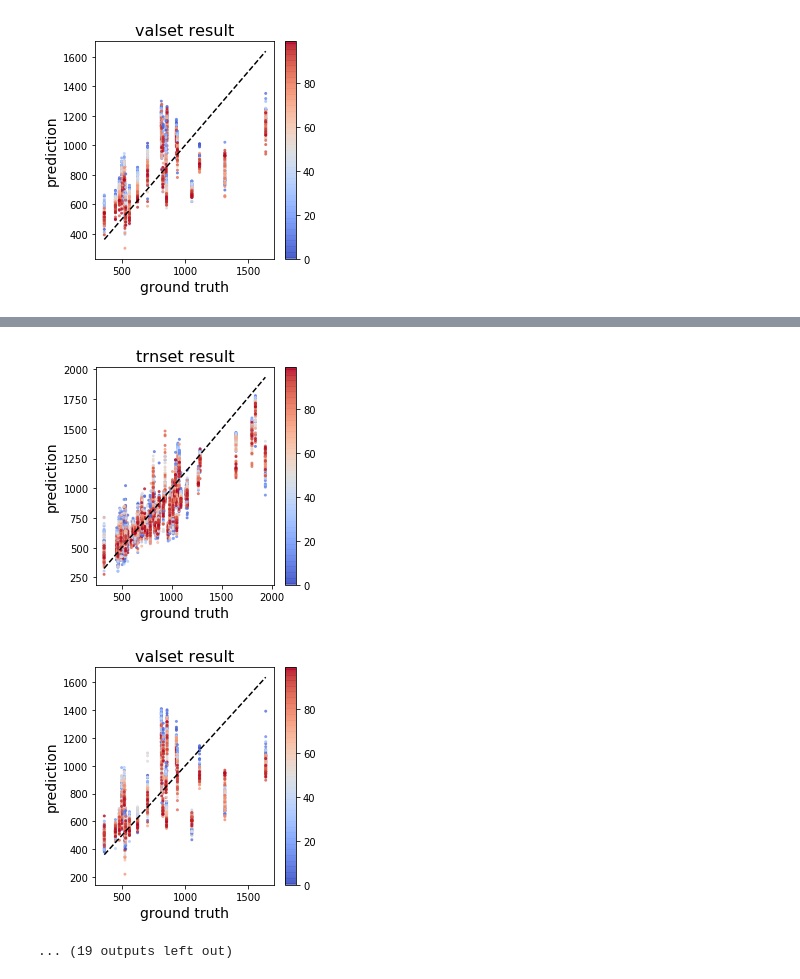
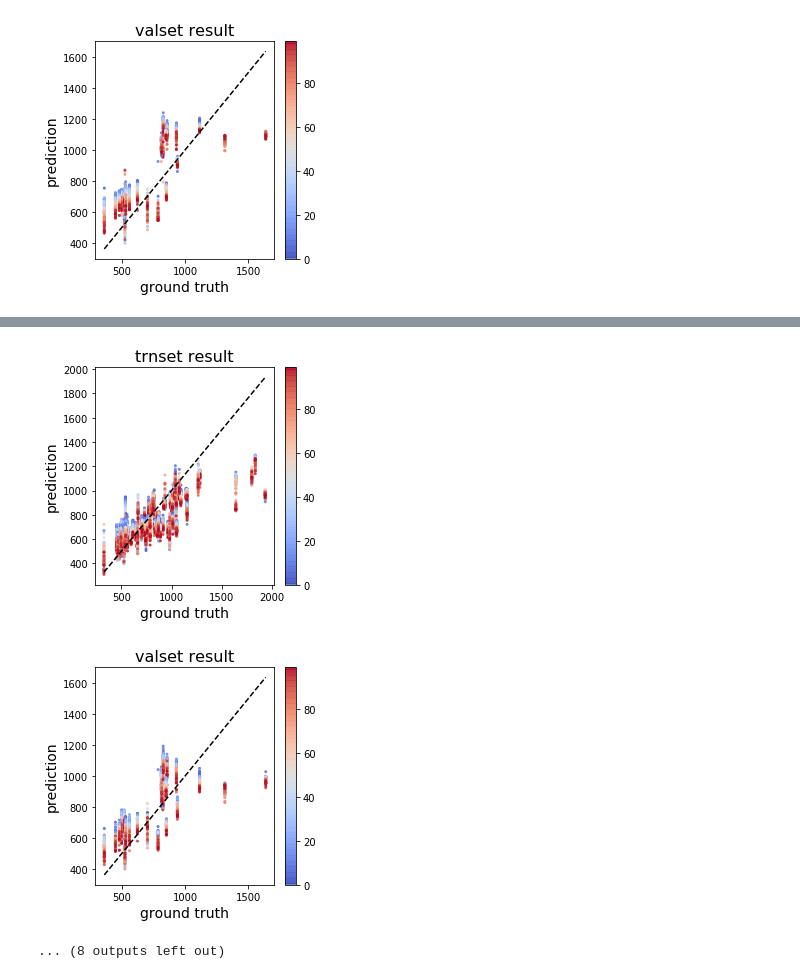
Before and after one commit to JieChungChen/battery_prediction_model_reproduction, a Jupyter notebook: demo/dimreduct1_train_demo.ipynb, the cells around one changed output, grey strips where cells are left out. Drawn from its saved outputs; the diff is of its cells as text; code cells hidden in the pictures.

```diff
--- a/demo/dimreduct1_train_demo.ipynb
+++ b/demo/dimreduct1_train_demo.ipynb
@@ -14,7 +14,7 @@ from utils import *
 def get_args_parser():
     parser = argparse.ArgumentParser('Discharge Model Feature Selector Training', add_help=False)
     parser.add_argument('--batch_size', default=64, type=int)
-    parser.add_argument('--epochs', default=100, type=int)
+    parser.add_argument('--epochs', default=200, type=int)
     parser.add_argument('--seed', default=41, type=int)
     parser.add_argument('--detail_step', default=50, type=int)
 
@@ -28,7 +28,7 @@ def get_args_parser():
     parser.add_argument('--weight_decay', type=float, default=1e-3)
     parser.add_argument('--lr', type=float, default=5e-4, metavar='LR')
     parser.add_argument('--lr_schedule', type=bool, default=False, metavar='LR')
-    parser.add_argument('--min_lr', type=float, default=1e-5, metavar='LR')
+    parser.add_argument('--min_lr', type=float, default=5e-5, metavar='LR')
     parser.add_argument('--warm_up', type=int, default=10, metavar='LR')
     parser.add_argument('--delta', type=int, default=1)
 
@@ -57,7 +57,7 @@ optimizer = optim.AdamW(model.parameters(), lr=args.lr, amsgrad=True, weight_dec
 criterion = nn.MSELoss()
 # criterion = nn.HuberLoss(delta=args.delta)
 
-best_rmse = 1000
+best_rmse, best_mape = 1000, 1000
 trn_loss_record, val_loss_record = [], []
 for epoch in range(args.epochs):
     model.train()
@@ -95,12 +95,13 @@ for epoch in range(args.epochs):
         print('trn_loss: %.3f, val_loss: %.3f' % ((trn_loss/trn_batch), (val_loss/val_batch)))
 
     # inverse transform to real target
-    rmse, mape = real_RMSE_and_MAPE(model, val_loader, args.pred_target)
-    print('real RMSE: %d, MAPE: %.2f' % (rmse, mape))
-    if (epoch+1)%10 == 0:
+    val_rmse, val_mape = real_RMSE_and_MAPE(model, val_loader, args.pred_target)
+    print('real RMSE: %d, MAPE: %.2f' % (val_rmse, val_mape))
+    if val_rmse < best_rmse:
+        best_rmse, best_mape = val_rmse, val_mape
         pred_result(model, trn_set, 'trn', args.pred_target)
         pred_result(model, val_set, 'val', args.pred_target)
-torch.save(model.state_dict(), args.model_name+'_seed'+str(args.seed)+'.pth')
+        torch.save(model.state_dict(), args.model_name+'_seed'+str(args.seed)+'.pth')
 
 # training finished
 loss_profile(trn_loss_record, val_loss_record)
@@ -164 +155 @@ real RMSE: 242, MAPE: 0.26
-[figure, old version]
+[figure, new version]
@@ -182,3 +172,3 @@ real RMSE: 271, MAPE: 0.26
-[figure, old version]
+[figure, new version]
-[figure, old version]
+[figure, new version]
-... (19 outputs left out)
+... (8 outputs left out)
```
Also changed, not shown: parts of 1 cell of this notebook, 1 other file.
